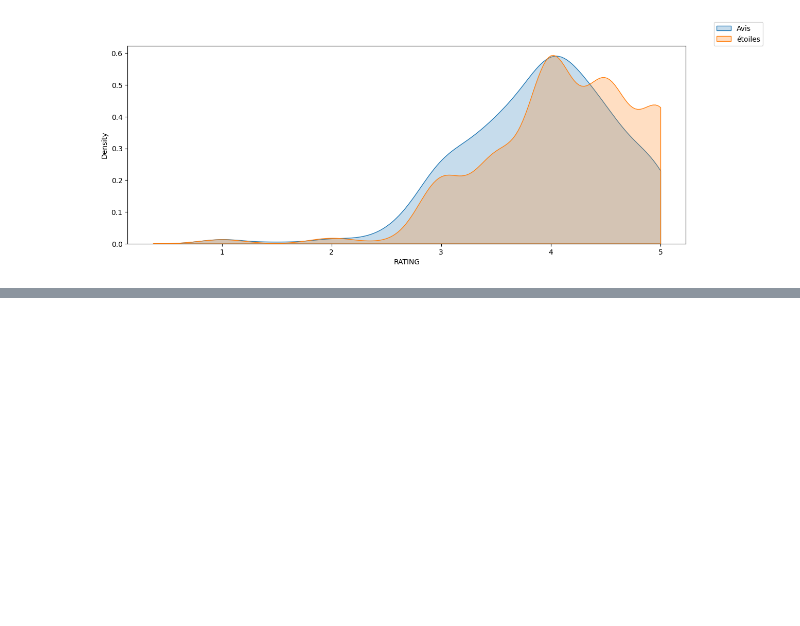
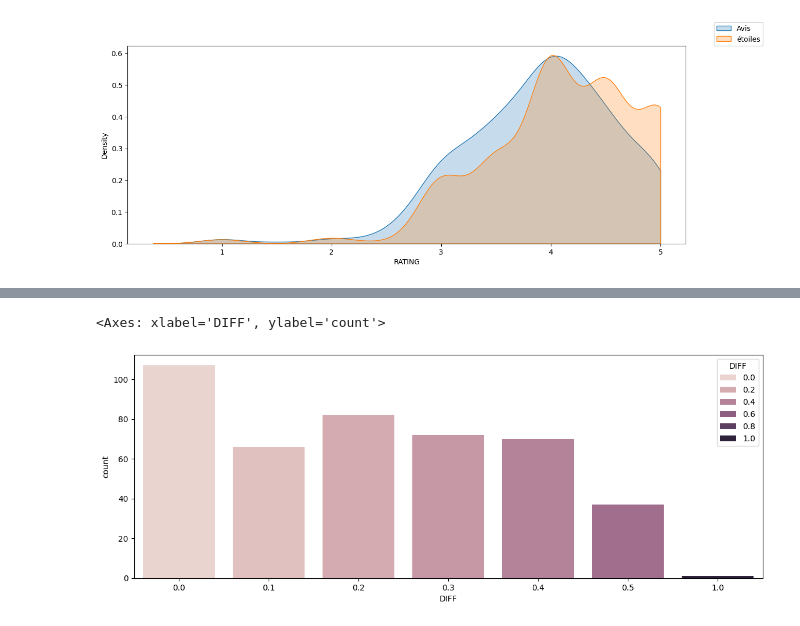
Before and after one commit to Mayandza/Projet, a Jupyter notebook: Projet_Fandango.ipynb, the cells around one changed output, grey strips where cells are left out. Drawn from its saved outputs; the diff is of its cells as text; code cells hidden in the pictures; blank space fills up the shorter version.

```diff
--- a/Projet_Fandango.ipynb
+++ b/Projet_Fandango.ipynb
@@ -198,0 +201,6 @@ plt.legend(loc=(1.05,1))
+# %%
+## Quantifions maintenant cet écart, en créant une nouvelle colonne qui marque la différence entre les étoiles affichées  et les avis des clients
+
+
+film_evalué['DIFF'] = (film_evalué['STARS'] - film_evalué['RATING']).round(2)
+film_evalué['DIFF']
@@ -198,0 +234,9 @@ plt.legend(loc=(1.05,1))
+# %%
+
+### Creation d'un diagramme de comptage pour quantifier le nombre de fois qu'il y'a eu différence.
+
+plt.figure(figsize=(14,5), dpi=100)
+sns.countplot(film_evalué, x = 'DIFF', hue='DIFF')
+# %% [output]
+<Axes: xlabel='DIFF', ylabel='count'>
+[figure, added]
```
Also changed, not shown: parts of 6 cells of this notebook.
